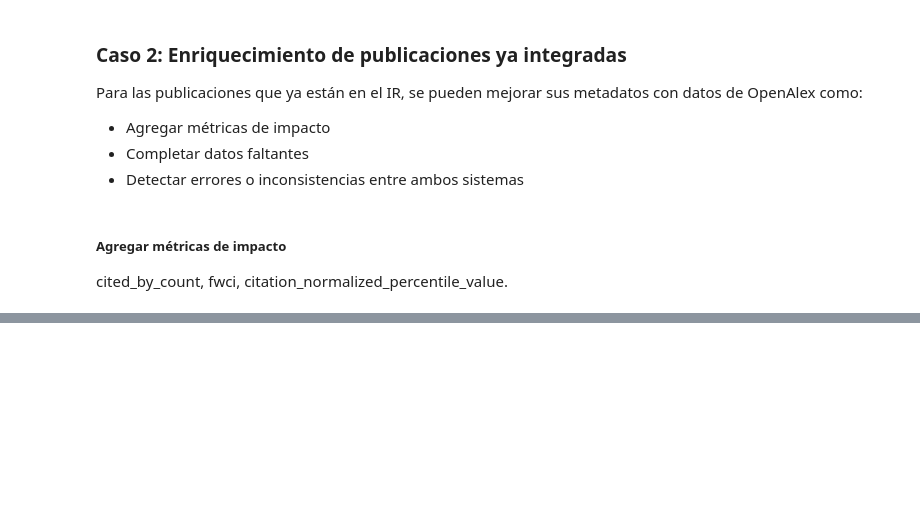
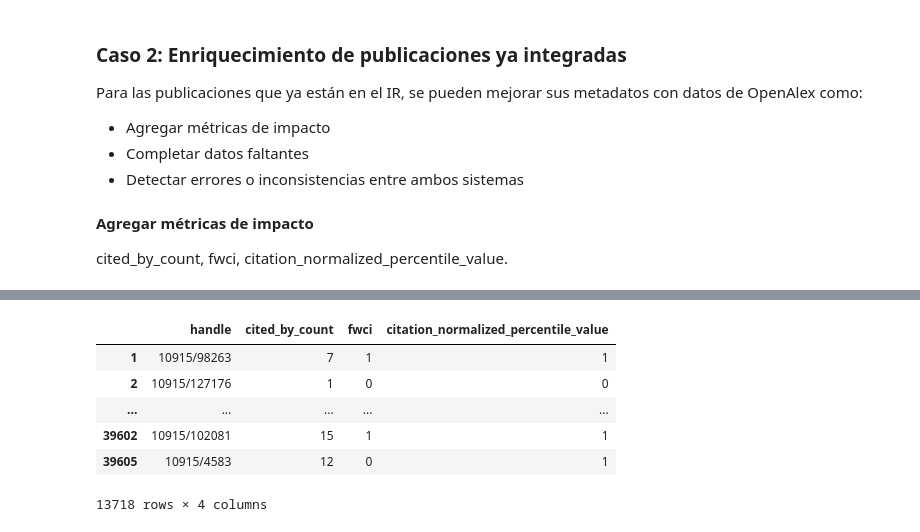
Before and after one commit to PabloDeAlbu/kedro-scholar, a Jupyter notebook: notebooks/data_mart/publicatons_candidates_ir.ipynb, the cells around one changed output, grey strips where cells are left out. Cells and saved outputs as stored; diff of their text form; code cells hidden in the pictures; blank space fills up the shorter version.

```diff
--- a/notebooks/data_mart/publicatons_candidates_ir.ipynb
+++ b/notebooks/data_mart/publicatons_candidates_ir.ipynb
@@ -198,6 +298,6 @@ Para las publicaciones que ya están en el IR, se pueden mejorar sus metadatos c
 * Completar datos faltantes
 * Detectar errores o inconsistencias entre ambos sistemas
 # %% [markdown]
-##### Agregar métricas de impacto
+**Agregar métricas de impacto**
 
 cited_by_count, fwci, citation_normalized_percentile_value.
@@ -205,0 +304,3 @@ df_candidates
+# %%
+df_in_ir[['handle','cited_by_count','fwci','citation_normalized_percentile_value']]
+# %% [output]
@@ -205,0 +308,7 @@ df_candidates
+|  | handle | cited_by_count | fwci | citation_normalized_percentile_value |
+| 1 | 10915/98263 | 7 | 1 | 1 |
+| 2 | 10915/127176 | 1 | 0 | 0 |
+| ... | ... | ... | ... | ... |
+| 39602 | 10915/102081 | 15 | 1 | 1 |
+| 39605 | 10915/4583 | 12 | 0 | 1 |
+13718 rows × 4 columns
```
Also changed, not shown: parts of 29 cells of this notebook.
